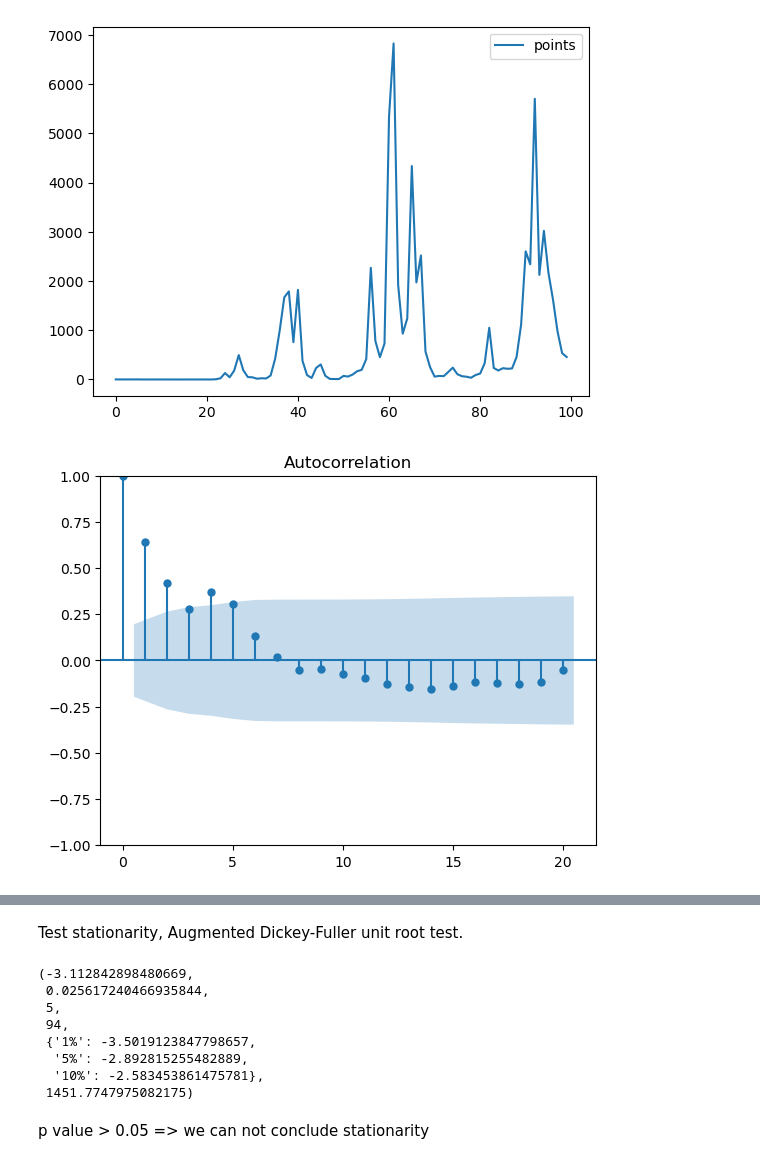
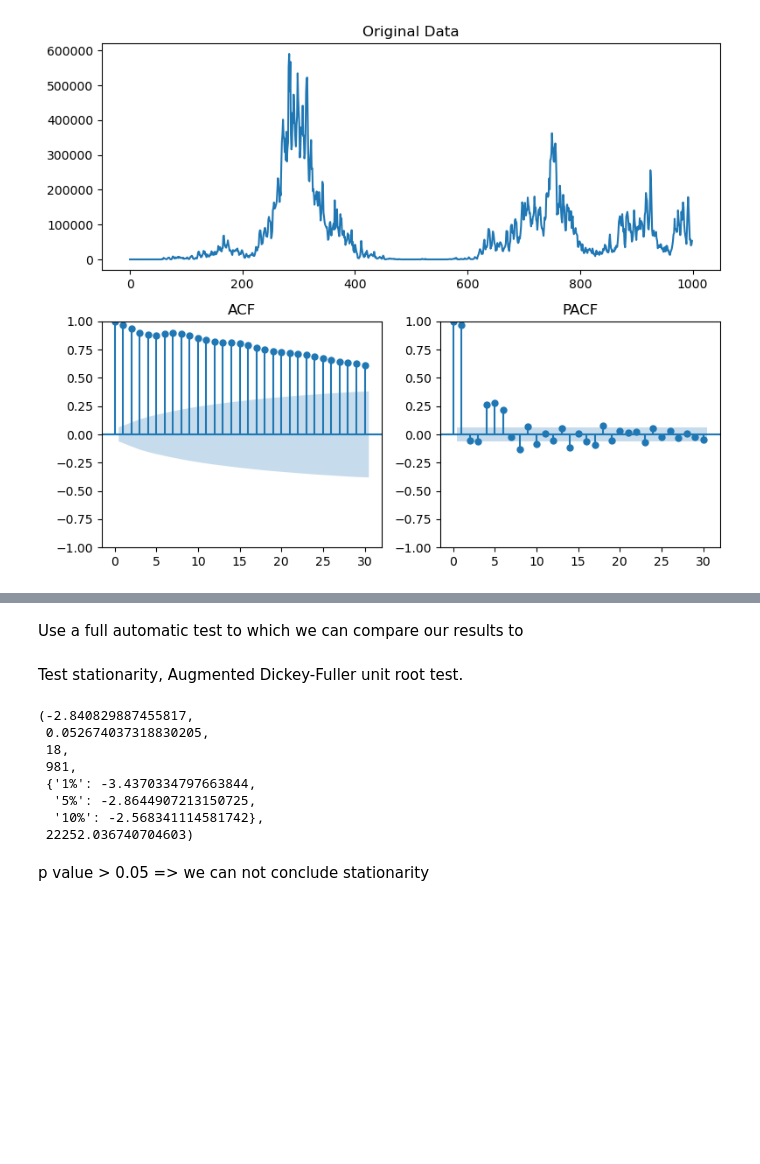
Before and after one commit to daniel-strauss/econometria, a Jupyter notebook: project_final.ipynb, the cells around one changed output, grey strips where cells are left out. Cells and saved outputs as stored; diff of their text form; code cells hidden in the pictures; blank space fills up the shorter version.

Commit message:
added titles to plots

```diff
--- a/project_final.ipynb
+++ b/project_final.ipynb
@@ -1,4 +1,5 @@
 # %%
+from matplotlib import pyplot as plt
 import numpy as np
 import pandas as pd
 import plotly.express as px
@@ -10,7 +11,7 @@ import numpy as np
 
 test_with_artificial = True
 
-def artificial_arima(p=np.array([]), d=0, q = np.array([]), f=lambda x:x, n = 100):
+def artificial_arima(p=np.array([]), d=0, q = np.array([]), f=lambda x:x, n = 100, m = 0):
     # generate synthetic data in order to validate our method for real data
     a  = np.random.normal(0,1,n)
     W = np.zeros(n)
@@ -18,46 +19,82 @@ def artificial_arima(p=np.array([]), d=0, q = np.array([]), f=lambda x:x, n = 10
         if t < len(p) and t < len(q):
             W[t] = 0# maybe this can be done cleaner but whatever
         else:
-            W[t] = - W[t-len(p):t] @ p + a[t] + a[t-len(q):t] @ p
+            W[t] = - W[t-len(p):t] @ p[::-1] + a[t] + a[t-len(q):t] @ q[::-1]
 
     for d_c in range(d):
         W = np.cumsum(W)
 
+    W += m
 
     return f(W)
 
 
 
 
 if test_with_artificial:
     points = artificial_arima(
-        p = np.array([0,0,0,0,.1]),
-        q = np.array([0,0,0,0,.1]),
+        p = np.array([0,0.1,0.2,0.2,.2]),
+        q = np.array([0,0.1,0,0,0]),
         d = 1,
-        f = np.exp,
-        n = 100
+        f = lambda x:x**4,
+        n = 1000,
+        m = 0.01
     )
     time_series_df = pd.DataFrame({'points': points})
 else:
     # Load the CSV file
     data = pd.read_csv('EUR_USD_monthly.csv')
 
     # Extract the time and price series
     time = pd.to_datetime(data.iloc[:, 0])  # Assuming first column is 'time'
     prices = data.iloc[:, 1].replace(',', '', regex=True).astype(float)  # Remove commas and convert to float
 
 
     # Create a DataFrame with the time and prices
     time_series_df = pd.DataFrame({'time': time, 'points': prices})
     time_series_df.set_index('time', inplace=True)
 
-def plot_series(series):
+def plot_series_old(series):
     # Plot the time series using Plotly
     series.plot()
 
     plot_acf(series)
     plot_pacf(series)
-plot_series(time_series_df)
+
+
+def plot_series(series, series_title):
+    """
+    Plots the time series, ACF, and PACF with custom titles in a 2-column layout.
+
+    Parameters:
+    - series: The time series data to plot.
+    - series_title: Title for the time series plot.
+    """
+    # Create a figure with custom layout using gridspec
+    fig = plt.figure(figsize=(8, 6.5))
+    gs = fig.add_gridspec(2, 2)   # 1 row, 2 columns
+
+    # First column: Time Series plot (span both rows)
+    ax0 = fig.add_subplot(gs[0, :])
+    ax0.plot(series)
+    ax0.set_title(series_title)
+
+    # Second column: ACF and PACF plots
+    # ACF plot
+    ax1 = fig.add_subplot(gs[1, 0])
+    plot_acf(series, ax=ax1)
+    ax1.set_title("ACF")
+
+    # PACF plot
+    ax2 = fig.add_subplot(gs[1, 1])  # Reuse the same axis for PACF
+    plot_pacf(series, ax=ax2)
+    ax2.set_title("PACF")
+
+    # Show the plots
+    plt.tight_layout()
+    plt.show()
+
+
+plot_series(time_series_df['points'], "Original Data")
 # %% [output]
-[figure, old version]
+[figure, new version]
-[figure, removed]
@@ -64,0 +101,2 @@ plot_series(time_series_df)
+# %% [markdown]
+Use a full automatic test to which we can compare our results to
@@ -69,14 +132,14 @@ Test stationarity, Augmented Dickey-Fuller unit root test.
 # alternative hypothesis is stationarity
 st.adfuller(time_series_df['points'])
 # %% [output]
-(-3.112842898480669,
- 0.025617240466935844,
- 5,
- 94,
- {'1%': -3.5019123847798657,
-  '5%': -2.892815255482889,
-  '10%': -2.583453861475781},
- 1451.7747975082175)
+(-2.840829887455817,
+ 0.052674037318830205,
+ 18,
+ 981,
+ {'1%': -3.4370334797663844,
+  '5%': -2.8644907213150725,
+  '10%': -2.568341114581742},
+ 22252.036740704603)
 # %% [markdown]
 p value > 0.05 => we can not conclude stationarity
 # %% [markdown]
```
Also changed, not shown: parts of 6 cells of this notebook.
